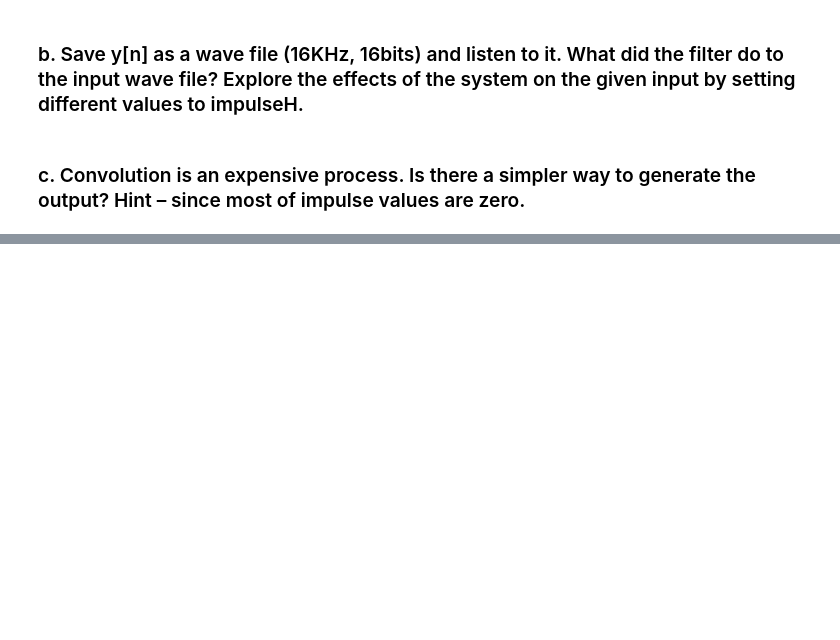
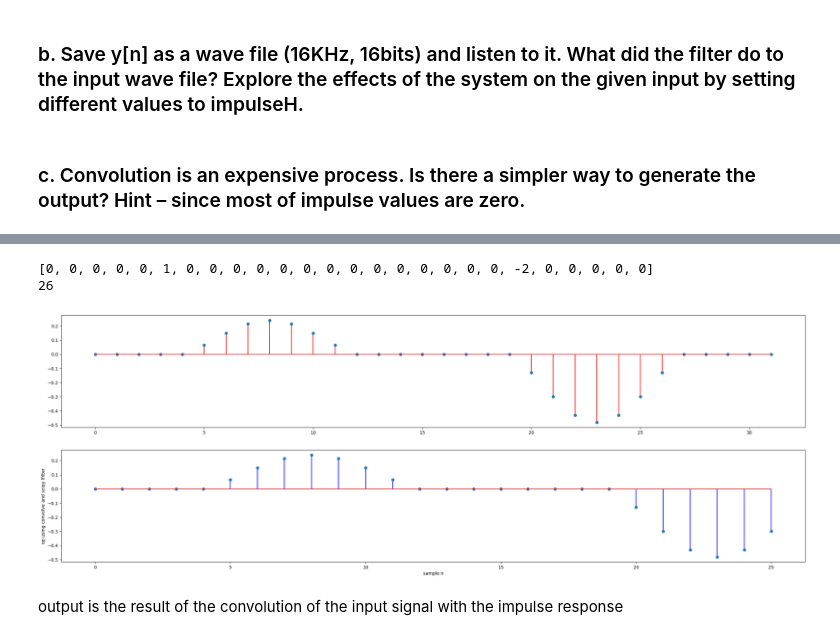
Before and after one commit to Chockaaa/CE3007-Digital-Signal-Processing-Lab, a Jupyter notebook: Lab2_Manual/Lab2_Example/Lab2Answers.ipynb, the cells around one changed output, grey strips where cells are left out. Drawn from its saved outputs; the diff is of its cells as text; code cells hidden in the pictures; blank space fills up the shorter version.

```diff
--- a/Lab2_Manual/Lab2_Example/Lab2Answers.ipynb
+++ b/Lab2_Manual/Lab2_Example/Lab2Answers.ipynb
@@ -167,0 +259,23 @@ plt.show()
+# %%
+def myFilter_Convolve(H,X):
+    y1 = np.convolve(H,X)
+    y2 = scipy.signal.lfilter(H,[1],X)
+    plt.figure(figsize=(30,10))
+    plt.subplot(211)
+    plt.stem(y1,  linefmt='r-o')
+    plt.subplot(212)
+    plt.stem(y2, linefmt='b-x')
+    plt.ylabel('op using convolve and scipy lfilter')
+    plt.xlabel('sample n')
+    plt.show()
+# %%
+x_n = [0 for _ in range(5)] +  [1] + [0 for _ in range(14)] + [-2] + [0 for _ in range(5)]
+print(x_n)
+print(len(x_n))
+myFilter_Convolve(h1_n,x_n)
+# %% [output]
+[0, 0, 0, 0, 0, 1, 0, 0, 0, 0, 0, 0, 0, 0, 0, 0, 0, 0, 0, 0, -2, 0, 0, 0, 0, 0]
+26
+[figure, added]
+# %% [markdown]
+output is the result of the convolution of the input signal with the impulse response
```
Also changed, not shown: parts of 25 cells of this notebook, 1 other file.
